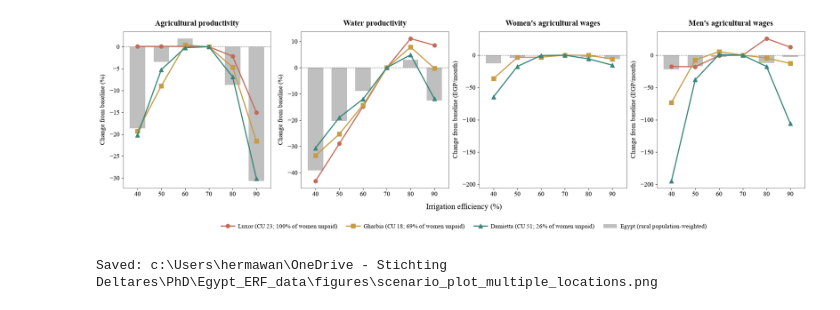
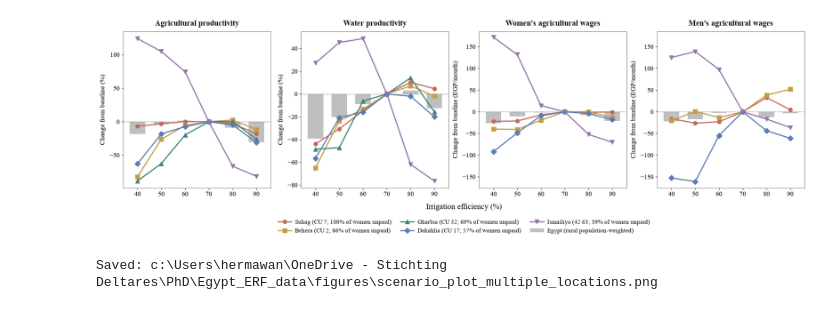
Before and after one commit to Deltares-research/egypt-survey-ml, a Jupyter notebook: notebooks/create-map-plots.ipynb, the cells around one changed output. Cells and saved outputs as stored; diff of their text form; code cells hidden in the pictures.

```diff
--- a/notebooks/create-map-plots.ipynb
+++ b/notebooks/create-map-plots.ipynb
@@ -6,10 +6,23 @@ import numpy as np
 
 from pathlib import Path
 
-locations = ['Blk_Air_23', 'Blk_Air_18', 'Blk_Air_51'] #51
+locations = ['Blk_Air_7', 'Blk_Air_2', 'Blk_Air_32', 'Blk_Air_17', 'Blk_Air_42'] #60-70 42,7, 32, 65, 2 and 70-80 65,7,32,2
+# make the shared code in src/ importable even when the package is not pip-installed
+
+legend_labels = {
+    "Blk_Air_23": "Luxor (CU 23; 100% of women unpaid)",
+    "Blk_Air_18": "Gharbia (CU 18; 69% of women unpaid)",
+    "Blk_Air_42": "Ismailiya (42 63; 39% of women unpaid)",
+    'Blk_Air_51':"Damietta (CU 51; 26% of women unpaid)",
+    "Blk_Air_7": "Suhag (CU 7; 100% of women unpaid)",
+    "Blk_Air_2": "Behera (CU 2; 86% of women unpaid)",
+    "Blk_Air_65": "Menia (CU 65; 73% of women unpaid)",
+    "Blk_Air_32": "Gharbia (CU 32; 69% of women unpaid)",
+    "Blk_Air_17": "Dakahlia (CU 17; 57% of women unpaid)",
+}
+
 
 REPO_ROOT = Path.cwd().parent.parent
-# make the shared code in src/ importable even when the package is not pip-installed
 if str(REPO_ROOT / "src") not in sys.path:
     sys.path.insert(0, str(REPO_ROOT / "src"))
 # %%
@@ -61,7 +74,9 @@ label_offsets = [(35, 15), (-40, 20), (40, -20), (-40, -20), (35, 35), (-35, -35
 FIGURE_DIR = REPO_ROOT / 'figures'
 FIGURE_DIR.mkdir(parents=True, exist_ok=True)
 baseline, scenarios = '70', ['60', '80']
-panels = [('agricultural_productivity', 'Agricultural productivity', 'productivity'), ('water_procuctivity', 'Water productivity', 'productivity'), ('female', "Women's agricultural wages", 'wages'), ('male', "Men's agricultural wages", 'wages')]
+
+
+panels = [('agricultural_productivity', 'Agricultural productivity', 'productivity'), ('water_productivity', 'Water productivity', 'productivity'), ('female', "Women's agricultural wages", 'wages'), ('male', "Men's agricultural wages", 'wages')]
 vlims = {'productivity': 20, 'wages': 100}
 cbar_labels = {'productivity': f'Productivity: change relative to baseline (%)', 'wages': f'Wages: change relative to baseline (EGP/month)'}
 cmap = LinearSegmentedColormap.from_list('orange_teal', ['#b84a00', '#f28e4b', '#fde0c5', '#ffffff', '#c9ebe6', '#5bb8ad', '#00695f'])
@@ -111,5 +239,4 @@ for scenario in scenarios:
 # %%
-
 
 # Font settings
 plt.rcParams.update({
@@ -121,23 +248,17 @@ plt.rcParams.update({
 # Settings
 scenarios = ["40", "50", "60", "70", "80", "90"]
 baseline = "70"
-legend_labels = {
-    "Blk_Air_23": "Luxor (CU 23; 100% of women unpaid)",
-    "Blk_Air_18": "Gharbia (CU 18; 69% of women unpaid)",
-    "Blk_Air_63": "Ismailiya (CU 63; 39% of women unpaid)",
-    'Blk_Air_51':"Damietta (CU 51; 26% of women unpaid)",
-}
 location_colors = ["#C46A5A", "#C69C45", "#398579", "#597DB5", "#9573AA", "#6F7645"]
 location_markers = ["o", "s", "^", "D", "v", "P"]
 location_column = "area"
 weight_column = "rural_population"
-min_baselines = {"agricultural_productivity": 0, "water_procuctivity": 0}
+min_baselines = {"agricultural_productivity": 0, "water_productivity": 0}
 
 FIGURE_DIR = REPO_ROOT / "figures"
 FIGURE_DIR.mkdir(parents=True, exist_ok=True)
 panels = [
     ("agricultural_productivity", "Agricultural productivity", "productivity"),
-    ("water_procuctivity", "Water productivity", "productivity"),
+    ("water_productivity", "Water productivity", "productivity"),
     ("female", "Women's agricultural wages", "wages"),
     ("male", "Men's agricultural wages", "wages"),
 ]
@@ -199,33 +320,33 @@ for i, location in enumerate(locations):
                 change = change / baseline_value * 100
         ax.plot(x, change, marker=marker, markersize=8, linewidth=2.3, color=color, markerfacecolor=color, markeredgecolor=color, markeredgewidth=1, label=legend_labels.get(location, location), zorder=3)
 
 # Format panels
 for ax, (_, title, group) in zip(axes, panels):
     ax.axhline(0, color="grey", linestyle="--", linewidth=0.9, zorder=2)
     ax.set_title(title, fontweight="bold", pad=12)
     ax.set_xticks(x)
     ax.set_ylabel("Change from baseline (%)" if group == "productivity" else "Change from baseline (EGP/month)", labelpad=8)
     ax.set_axisbelow(True)
     ax.grid(False)
     for spine in ax.spines.values():
         spine.set_color("#666666")
         spine.set_linewidth(0.8)
 
 # Same y-axis range for women's and men's wages
 ymin = min(axes[2].get_ylim()[0], axes[3].get_ylim()[0])
 ymax = max(axes[2].get_ylim()[1], axes[3].get_ylim()[1])
 axes[3].sharey(axes[2])
 axes[2].set_ylim(ymin, ymax)
 
 # Shared legend on one line
 handles, labels = axes[0].get_legend_handles_labels()
-legend_ax.legend(handles, labels, loc="center", ncol=len(labels), frameon=False, handlelength=2.3, columnspacing=1.5, handletextpad=0.6)
+legend_ax.legend(handles, labels, loc="center", ncol=3, frameon=False, handlelength=2.3, columnspacing=1.5, handletextpad=0.6)
 
 # Save and show
 output_path = FIGURE_DIR / "scenario_plot_multiple_locations.png"
 fig.savefig(output_path, dpi=300, bbox_inches="tight")
 plt.show()
 print(f"Saved: {output_path}")
 # %% [output]
-[figure, old version]
+[figure, new version]
 Saved: c:\Users\hermawan\OneDrive - Stichting Deltares\PhD\Egypt_ERF_data\figures\scenario_plot_multiple_locations.png
```
Also changed, not shown: parts of 6 cells of this notebook, 7 other files.
